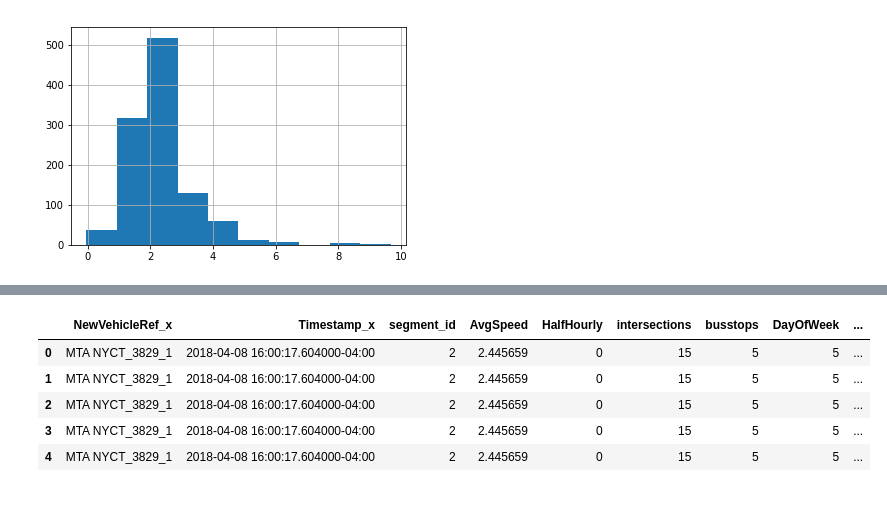
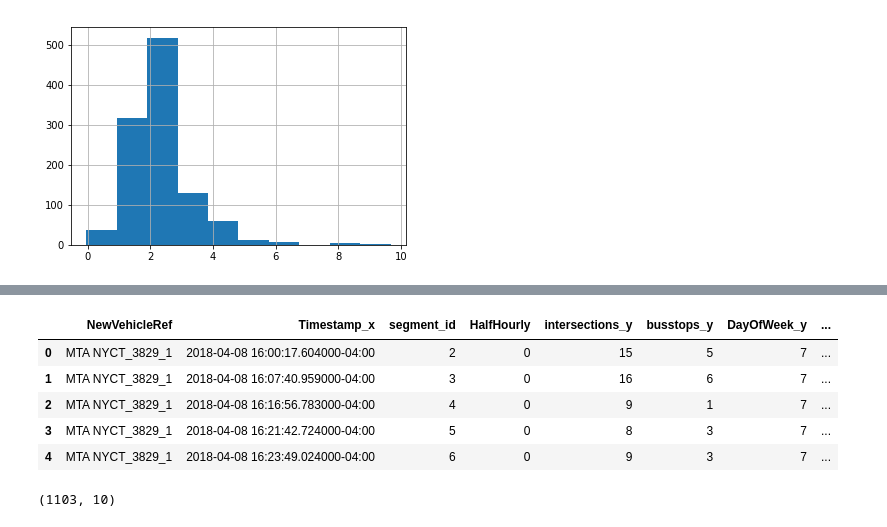
Before and after one commit to ywnch/NYC-bus-LTT-prediction, a Jupyter notebook: M1-MiM.ipynb, the cells around one changed output, grey strips where cells are left out. Cells and saved outputs as stored; diff of their text form; code cells hidden in the pictures.

```diff
--- a/M1-MiM.ipynb
+++ b/M1-MiM.ipynb
@@ -26,7 +30,7 @@ seg
 # %%
 df = df.merge(seg, left_on='Segment', right_on='ID', how='inner')
 # %%
-df = df[['Timestamp','NewVehicleRef', 'VehicleDistanceAlongRoute', 'segment_id', 'DayOfWeek', 'Holiday', 'BusLane']]
+df = df[['Timestamp','NewVehicleRef', 'VehicleDistanceAlongRoute', 'segment_id', 'DayOfWeek', 'Holiday', 'BusLane', 'intersections', 'busstops']]
 # %%
 df.head()
 # %% [output]
@@ -87,6 +93,6 @@ Index([u'Timestamp_x', u'NewVehicleRef', u'VehicleDistanceAlongRoute_x',
       dtype='object')
 # %%
-df_avg = df_avg[['Timestamp_x', 'NewVehicleRef', 'VehicleDistanceAlongRoute_x', 'VehicleDistanceAlongRoute_y', 'Timestamp_y', 'segment_id']]
+df_avg = df_avg[['Timestamp_x', 'NewVehicleRef', 'VehicleDistanceAlongRoute_x', 'VehicleDistanceAlongRoute_y', 'Timestamp_y', 'segment_id', 'DayOfWeek_y', 'Holiday_y', 'BusLane_y', 'intersections_y', 'busstops_y']]
 # %%
 df_avg['DistanceDelta'] = df_avg['VehicleDistanceAlongRoute_y'] - df_avg['VehicleDistanceAlongRoute_x']
 df_avg['TimeDelta'] = df_avg['Timestamp_y'] - df_avg['Timestamp_x']
@@ -171,10 +151,12 @@ dff = dff[['NewVehicleRef_x', 'Timestamp_x', 'segment_id', 'AvgSpeed', 'HalfHour
+# %%
+df_avg = df_avg[['NewVehicleRef', 'Timestamp_x', 'segment_id', 'HalfHourly', 'intersections_y', 'busstops_y',  'DayOfWeek_y', 'Holiday_y', 'BusLane_y', 'AvgSpeed']]
 # %%
-dff.head()
+df_avg.head()
 # %% [output]
-|  | NewVehicleRef_x | Timestamp_x | segment_id | AvgSpeed | HalfHourly | intersections | busstops | DayOfWeek | ... |
-| 0 | MTA NYCT_3829_1 | 2018-04-08 16:00:17.604000-04:00 | 2 | 2.445659 | 0 | 15 | 5 | 5 | ... |
-| 1 | MTA NYCT_3829_1 | 2018-04-08 16:00:17.604000-04:00 | 2 | 2.445659 | 0 | 15 | 5 | 5 | ... |
-| 2 | MTA NYCT_3829_1 | 2018-04-08 16:00:17.604000-04:00 | 2 | 2.445659 | 0 | 15 | 5 | 5 | ... |
-| 3 | MTA NYCT_3829_1 | 2018-04-08 16:00:17.604000-04:00 | 2 | 2.445659 | 0 | 15 | 5 | 5 | ... |
-| 4 | MTA NYCT_3829_1 | 2018-04-08 16:00:17.604000-04:00 | 2 | 2.445659 | 0 | 15 | 5 | 5 | ... |
+|  | NewVehicleRef | Timestamp_x | segment_id | HalfHourly | intersections_y | busstops_y | DayOfWeek_y | ... |
+| 0 | MTA NYCT_3829_1 | 2018-04-08 16:00:17.604000-04:00 | 2 | 0 | 15 | 5 | 7 | ... |
+| 1 | MTA NYCT_3829_1 | 2018-04-08 16:07:40.959000-04:00 | 3 | 0 | 16 | 6 | 7 | ... |
+| 2 | MTA NYCT_3829_1 | 2018-04-08 16:16:56.783000-04:00 | 4 | 0 | 9 | 1 | 7 | ... |
+| 3 | MTA NYCT_3829_1 | 2018-04-08 16:21:42.724000-04:00 | 5 | 0 | 8 | 3 | 7 | ... |
+| 4 | MTA NYCT_3829_1 | 2018-04-08 16:23:49.024000-04:00 | 6 | 0 | 9 | 3 | 7 | ... |
 # %%
@@ -181,0 +164,4 @@ dff.to_csv('bus_train.csv')
+# %%
+df_avg.shape
+# %% [output]
+(1103, 10)
```
Also changed, not shown: parts of 14 cells of this notebook.
